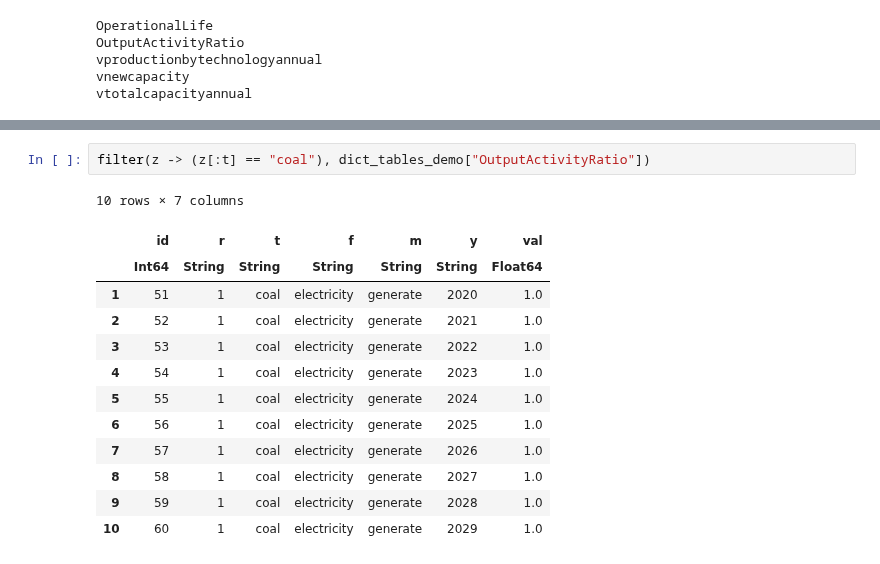
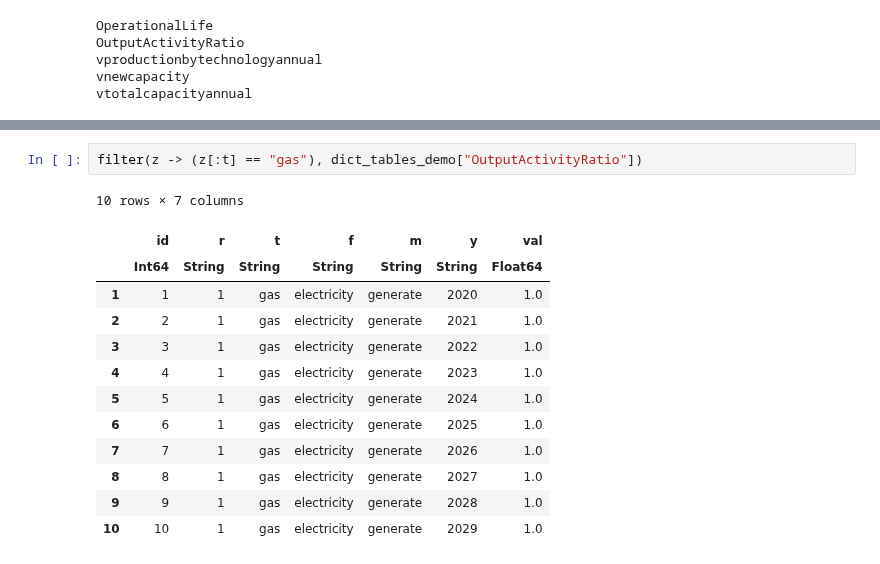
Before and after one commit to jarojasag/lac_decarbonization, a Jupyter notebook: julia/nemomod_work.ipynb, the cells around one changed output, grey strips where cells are left out. Saved outputs shown, nothing was run; the diff lists cells and outputs as text.

```diff
--- a/julia/nemomod_work.ipynb
+++ b/julia/nemomod_work.ipynb
@@ -228,16 +202,16 @@ unique(dict_tables_demo["OutputActivityRatio"][:, :t])
 # %%
-filter(z -> (z[:t] == "coal"), dict_tables_demo["OutputActivityRatio"])
+filter(z -> (z[:t] == "gas"), dict_tables_demo["OutputActivityRatio"])
 # %% [output]
 10 rows × 7 columns
 |  | id | r | t | f | m | y | val |
 |  | Int64 | String | String | String | String | String | Float64 |
-| 1 | 51 | 1 | coal | electricity | generate | 2020 | 1.0 |
-| 2 | 52 | 1 | coal | electricity | generate | 2021 | 1.0 |
-| 3 | 53 | 1 | coal | electricity | generate | 2022 | 1.0 |
-| 4 | 54 | 1 | coal | electricity | generate | 2023 | 1.0 |
-| 5 | 55 | 1 | coal | electricity | generate | 2024 | 1.0 |
-| 6 | 56 | 1 | coal | electricity | generate | 2025 | 1.0 |
-| 7 | 57 | 1 | coal | electricity | generate | 2026 | 1.0 |
-| 8 | 58 | 1 | coal | electricity | generate | 2027 | 1.0 |
-| 9 | 59 | 1 | coal | electricity | generate | 2028 | 1.0 |
-| 10 | 60 | 1 | coal | electricity | generate | 2029 | 1.0 |
+| 1 | 1 | 1 | gas | electricity | generate | 2020 | 1.0 |
+| 2 | 2 | 1 | gas | electricity | generate | 2021 | 1.0 |
+| 3 | 3 | 1 | gas | electricity | generate | 2022 | 1.0 |
+| 4 | 4 | 1 | gas | electricity | generate | 2023 | 1.0 |
+| 5 | 5 | 1 | gas | electricity | generate | 2024 | 1.0 |
+| 6 | 6 | 1 | gas | electricity | generate | 2025 | 1.0 |
+| 7 | 7 | 1 | gas | electricity | generate | 2026 | 1.0 |
+| 8 | 8 | 1 | gas | electricity | generate | 2027 | 1.0 |
+| 9 | 9 | 1 | gas | electricity | generate | 2028 | 1.0 |
+| 10 | 10 | 1 | gas | electricity | generate | 2029 | 1.0 |
```
Also changed, not shown: parts of 12 cells of this notebook, 15 other files.
